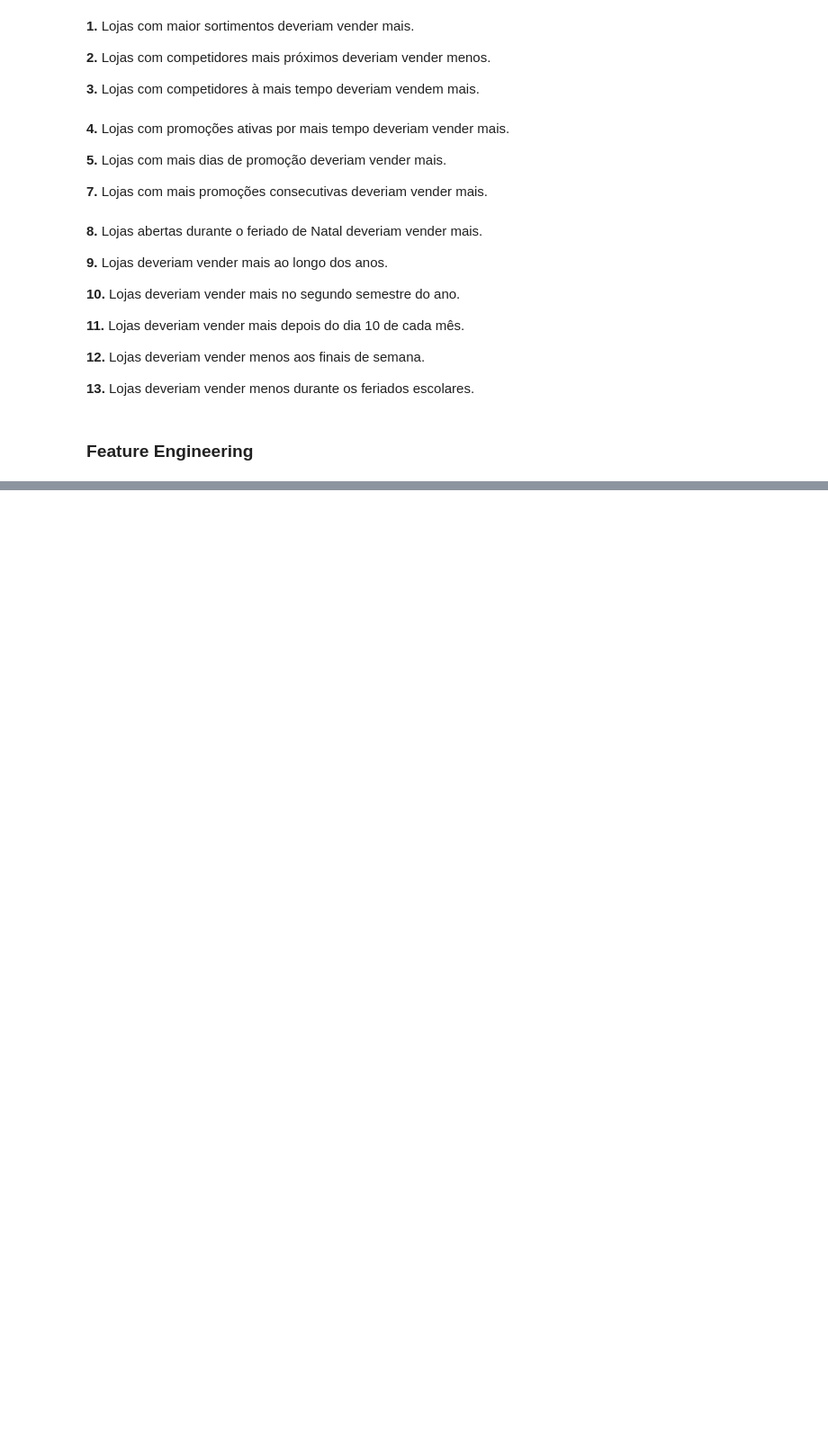
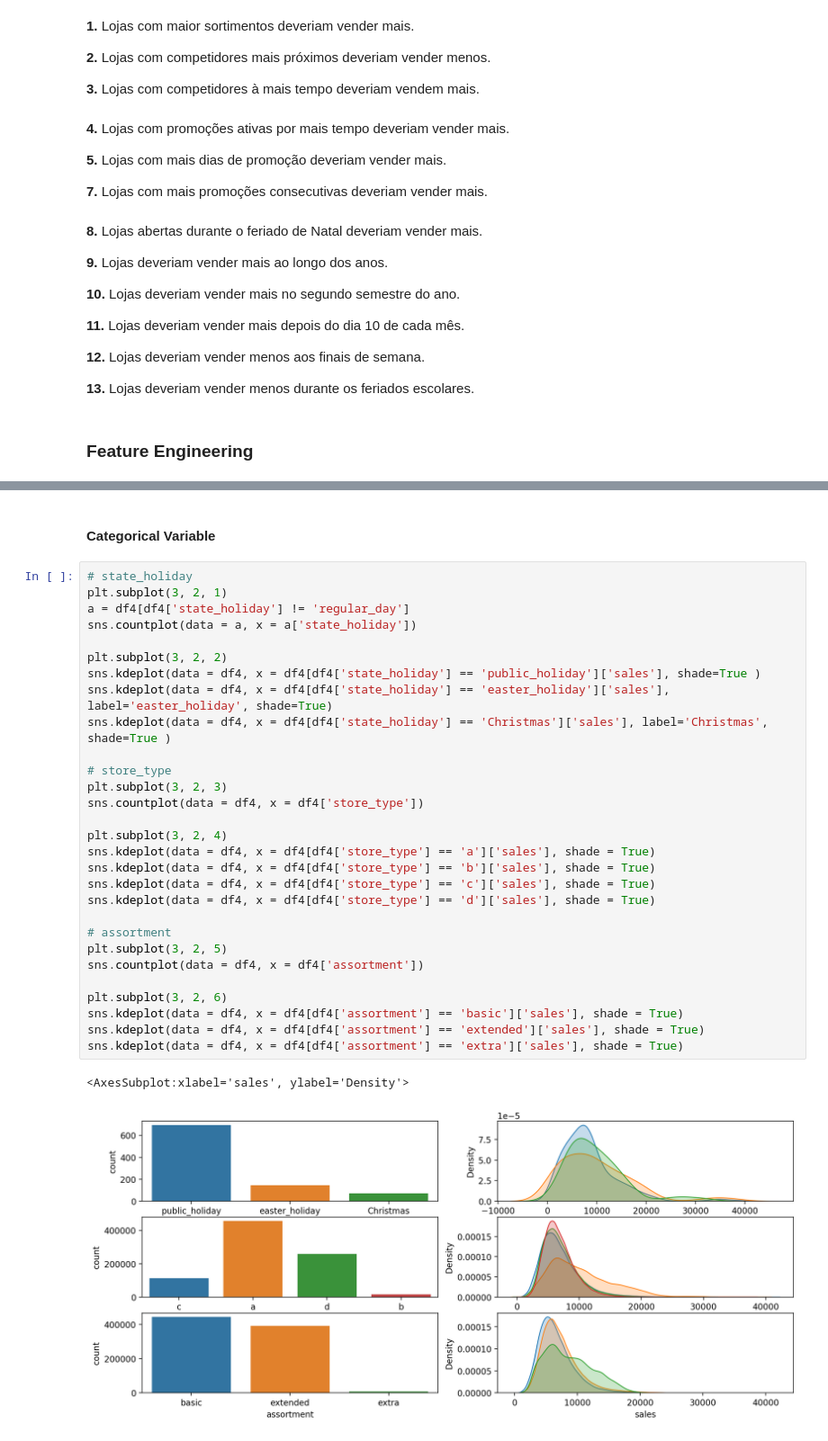
Before and after one commit to marxcerqueira/Data-Science-Projects, a Jupyter notebook: Kaggle-Rossman-Sales-Prediction/Rossman-Store-Sales-Prediction.ipynb, the cells around one changed output, grey strips where cells are left out. Shown at 90% size. Saved outputs shown, nothing was run; the diff lists cells and outputs as text; blank space fills up the shorter version.

```diff
--- a/Kaggle-Rossman-Sales-Prediction/Rossman-Store-Sales-Prediction.ipynb
+++ b/Kaggle-Rossman-Sales-Prediction/Rossman-Store-Sales-Prediction.ipynb
@@ -508,0 +590,34 @@ df2.head().T
+# %% [markdown]
+#### Categorical Variable
+# %%
+# state_holiday
+plt.subplot(3, 2, 1)
+a = df4[df4['state_holiday'] != 'regular_day']
+sns.countplot(data = a, x = a['state_holiday'])
+
+plt.subplot(3, 2, 2)
+sns.kdeplot(data = df4, x = df4[df4['state_holiday'] == 'public_holiday']['sales'], shade=True )
+sns.kdeplot(data = df4, x = df4[df4['state_holiday'] == 'easter_holiday']['sales'], label='easter_holiday', shade=True)
+sns.kdeplot(data = df4, x = df4[df4['state_holiday'] == 'Christmas']['sales'], label='Christmas', shade=True )
+
+# store_type
+plt.subplot(3, 2, 3)
+sns.countplot(data = df4, x = df4['store_type'])
+
+plt.subplot(3, 2, 4)
+sns.kdeplot(data = df4, x = df4[df4['store_type'] == 'a']['sales'], shade = True)
+sns.kdeplot(data = df4, x = df4[df4['store_type'] == 'b']['sales'], shade = True)
+sns.kdeplot(data = df4, x = df4[df4['store_type'] == 'c']['sales'], shade = True)
+sns.kdeplot(data = df4, x = df4[df4['store_type'] == 'd']['sales'], shade = True)
+
+# assortment
+plt.subplot(3, 2, 5)
+sns.countplot(data = df4, x = df4['assortment'])
+
+plt.subplot(3, 2, 6)
+sns.kdeplot(data = df4, x = df4[df4['assortment'] == 'basic']['sales'], shade = True)
+sns.kdeplot(data = df4, x = df4[df4['assortment'] == 'extended']['sales'], shade = True)
+sns.kdeplot(data = df4, x = df4[df4['assortment'] == 'extra']['sales'], shade = True)
+# %% [output]
+<AxesSubplot:xlabel='sales', ylabel='Density'>
+[figure, added]
```
Also changed, not shown: parts of 24 cells of this notebook.
